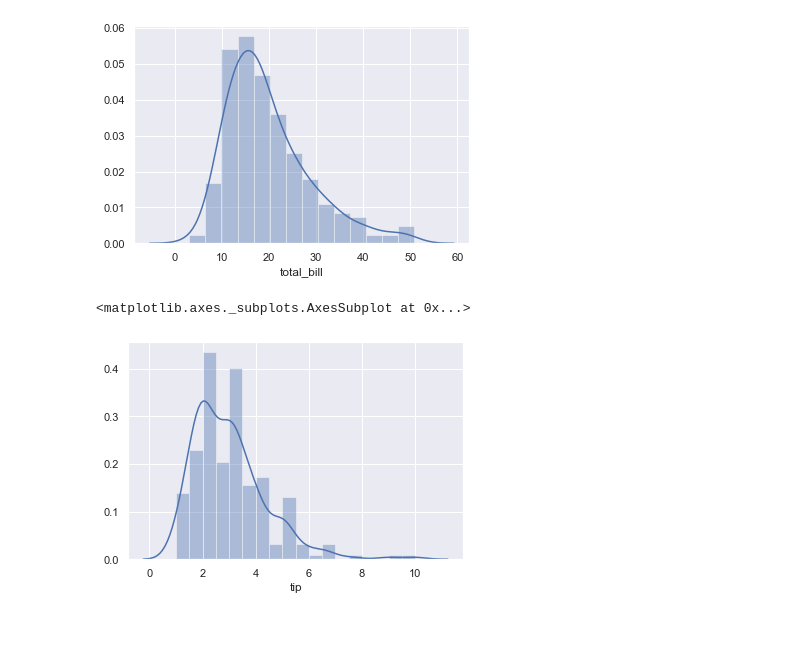
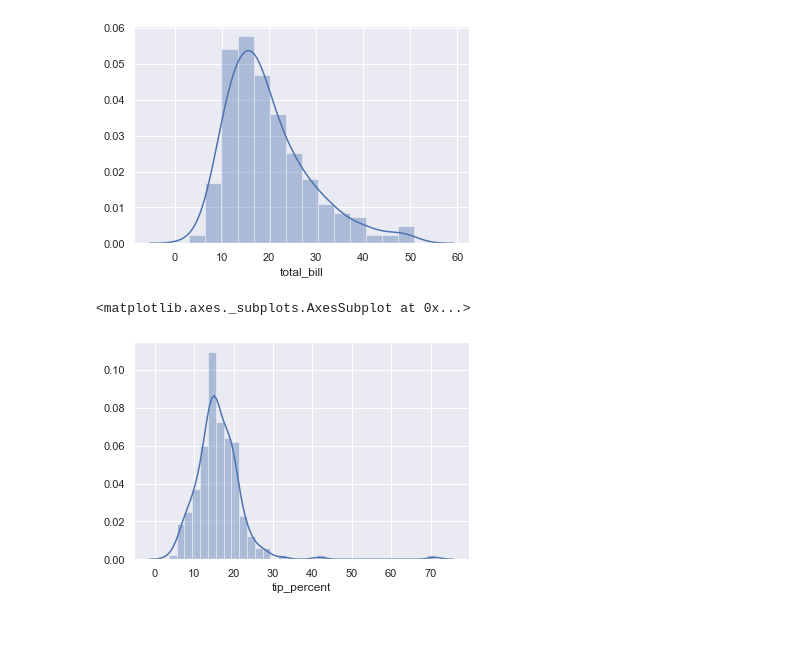
Before and after one commit to jennifer-ryan/fundamentals-project, a Jupyter notebook: tips_database_analysis.ipynb, the cells around one changed output. Saved outputs shown, nothing was run; the diff lists cells and outputs as text; code cells hidden in the pictures.

```diff
--- a/tips_database_analysis.ipynb
+++ b/tips_database_analysis.ipynb
@@ -302,9 +308,9 @@ sns.distplot(tips_df.total_bill)
 [figure]
 # %%
 # Tips histogram using seaborn
-sns.distplot(tips_df.tip)
+sns.distplot(tips_df.tip_percent)
 # %% [output]
 <matplotlib.axes._subplots.AxesSubplot at 0x...>
-[figure, old version]
+[figure, new version]
 # %% [markdown]
 <br>
```
Also changed, not shown: parts of 21 cells of this notebook.
